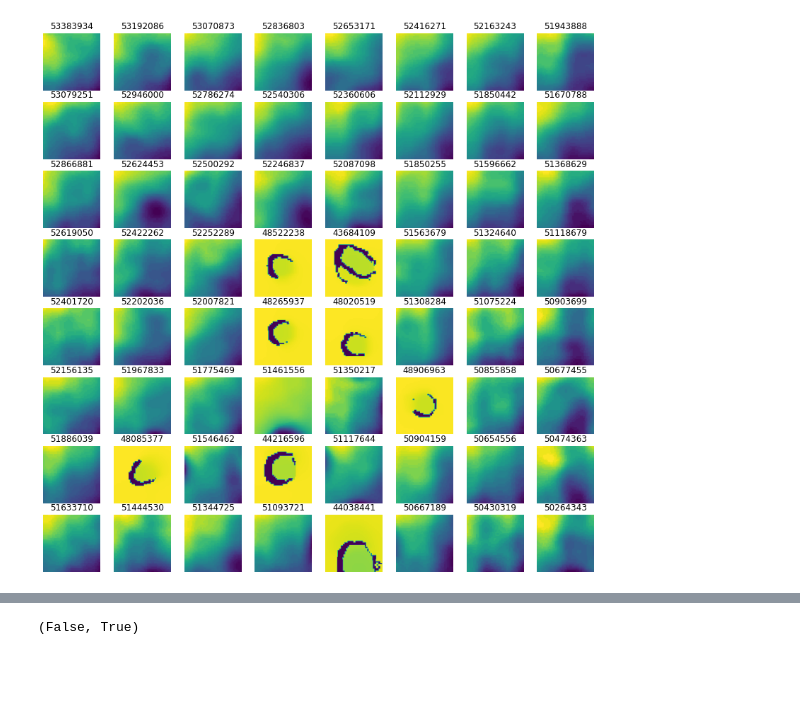
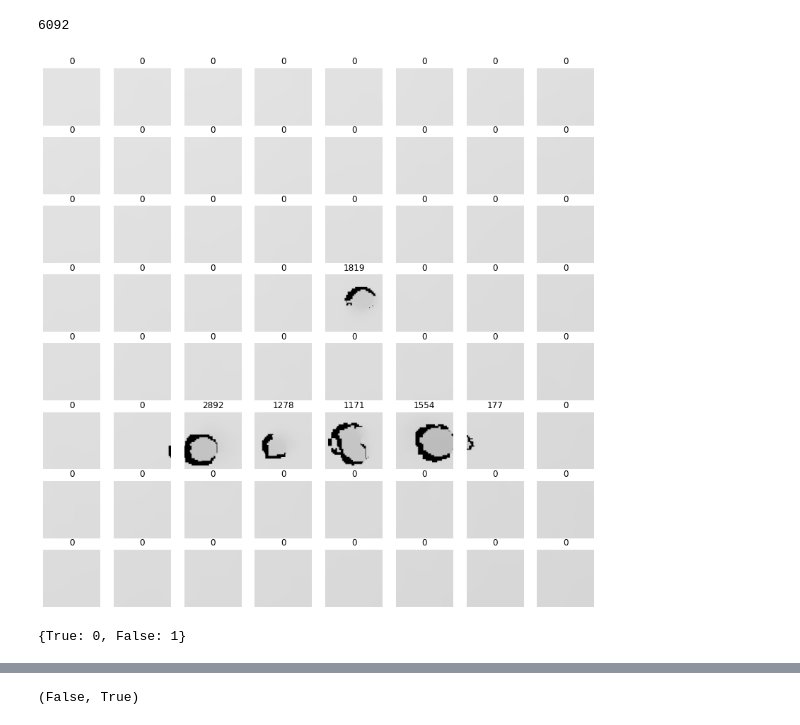
Before and after one commit to mulac/chess-vision, a Jupyter notebook: depth.ipynb, the cells around one changed output, grey strips where cells are left out. Cells and saved outputs as stored; diff of their text form; code cells hidden in the pictures; blank space fills up the shorter version.

```diff
--- a/depth.ipynb
+++ b/depth.ipynb
@@ -13,4 +11 @@ from chessvision.aruco import *
 from chessvision.label import *
-# %%
-game = Game("depth", 0)
-len(game)
@@ -35,11 +40,8 @@ array([[1442.6426 ,   99.47834],
-# %%
-def board(img):
-    return np.flip(get_board(img, corners), axis=1)
-
-def heights(board):
-    return [np.sum(square) for square in get_squares(board)]
 # %%
+def board(img):
+    return np.flip(get_board(img, corners, margin=0), axis=1)
+
 depth = moves[move]["depth"]
-# depth = cv2.applyColorMap(cv2.convertScaleAbs(img, alpha=0.03), cv2.COLORMAP_JET)
+# depth = cv2.applyColorMap(cv2.convertScaleAbs(depth, alpha=0.03), cv2.COLORMAP_JET)
 plt.imshow(board(depth), interpolation='nearest')
 # %% [output]
@@ -48,12 +49,19 @@ plt.imshow(board(depth), interpolation='nearest')
+# %%
+max(depth.flatten())
+# %% [output]
+6092
 # %%
 plt.figure(figsize=(14,14))
 sums = []
 for i, square in enumerate(get_squares(board(depth))):
     plt.subplot(8, 8, 64-i)
-    height = np.sum(square)
-    sums.append(height)
+    square = square
+    x = square.flatten()
+    height = np.sum(x * (x < 255))
+    if height:
+        sums.append(height)
     plt.title(height)
-    plt.imshow(square)
+    plt.imshow(square, cmap='gray', vmin=0, vmax=6000)
     plt.axis("off")
 # %% [output]
-[figure, old version]
+[figure, new version]
@@ -59,0 +74,4 @@ for i, square in enumerate(get_squares(board(depth))):
+# %%
+{True: 0, False: 1}
+# %% [output]
+{True: 0, False: 1}
```
Also changed, not shown: parts of 23 cells of this notebook, 2 other files.
